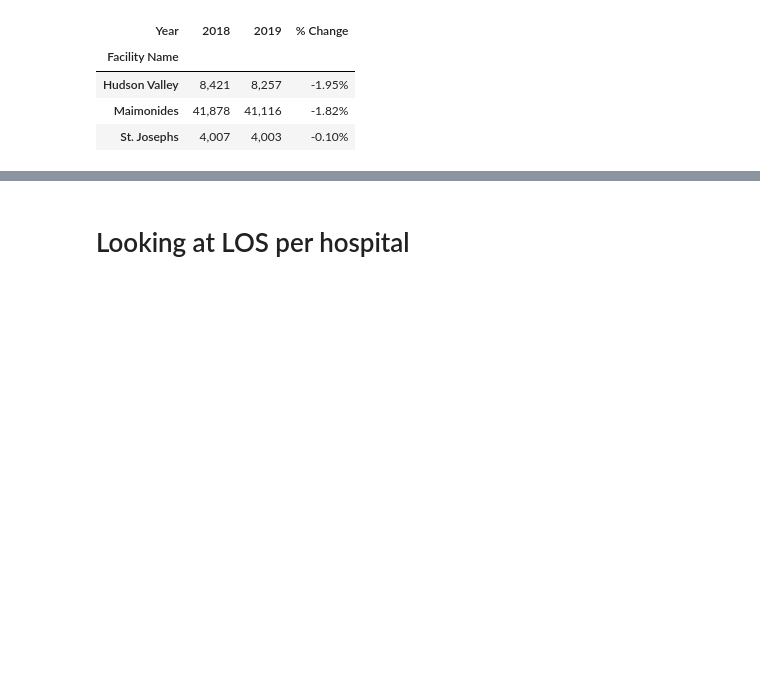
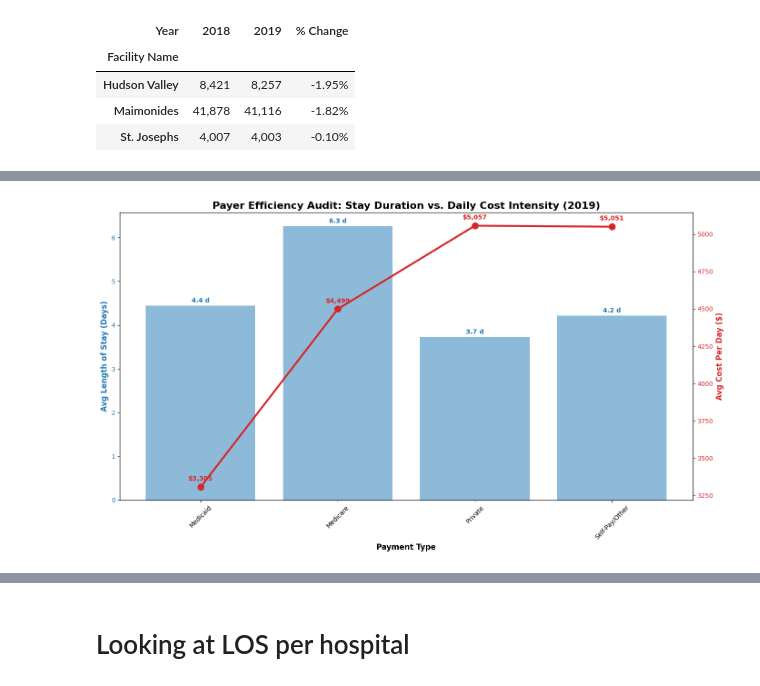
Before and after one commit to kpsalida/HospitalDischarges_Visualization, a Jupyter notebook: viz_eda.ipynb, the cells around one changed output, grey strips where cells are left out. Cells and saved outputs as stored; diff of their text form; code cells hidden in the pictures; blank space fills up the shorter version.

```diff
--- a/viz_eda.ipynb
+++ b/viz_eda.ipynb
@@ -1217,0 +1274,44 @@ styled_efficiency
+# %%
+import matplotlib.pyplot as plt
+
+# 1. Prepare the data - ensuring we use the index (Payment Type)
+# This must be in the same cell as the plotting code
+payers = payer_efficiency.index
+los_2019 = payer_efficiency[('Avg_LOS', 2019)]
+cost_day_2019 = payer_efficiency[('Avg_Cost_Per_Day', 2019)]
+
+# 2. Create the Figure and First Axis
+fig, ax1 = plt.subplots(figsize=(14, 8))
+
+# Plot Avg LOS as Bars (Primary Y-Axis)
+color_bars = 'tab:blue'
+ax1.set_xlabel('Payment Type', fontsize=12, fontweight='bold')
+ax1.set_ylabel('Avg Length of Stay (Days)', color=color_bars, fontsize=12, fontweight='bold')
+bars = ax1.bar(payers, los_2019, color=color_bars, alpha=0.5) # Removed label='...' to avoid TypeError
+ax1.tick_params(axis='y', labelcolor=color_bars)
+plt.xticks(rotation=45)
+
+# Add numeric labels to the bars
+ax1.bar_label(bars, fmt='%.1f d', padding=3, color=color_bars, fontweight='bold')
+
+# 3. Create the Second Axis (The 'twin' axis)
+ax2 = ax1.twinx()
+color_line = 'tab:red'
+ax2.set_ylabel('Avg Cost Per Day ($)', color=color_line, fontsize=12, fontweight='bold')
+
+# Plot Cost Per Day as a Line (Secondary Y-Axis)
+ax2.plot(payers, cost_day_2019, color=color_line, marker='o', linewidth=3, markersize=10)
+ax2.tick_params(axis='y', labelcolor=color_line)
+
+# Add numeric labels to the line points
+for i, val in enumerate(cost_day_2019):
+    ax2.annotate(f'${val:,.0f}', (i, val), # Using 'i' for index position
+                 textcoords="offset points", xytext=(0,10), ha='center',
+                 color=color_line, fontweight='bold')
+
+# 4. Final Formatting
+plt.title("Payer Efficiency Audit: Stay Duration vs. Daily Cost Intensity (2019)", fontsize=16, fontweight='bold')
+fig.tight_layout()
+plt.show()
+# %% [output]
+[figure, added]
```
Also changed, not shown: parts of 14 cells of this notebook.
